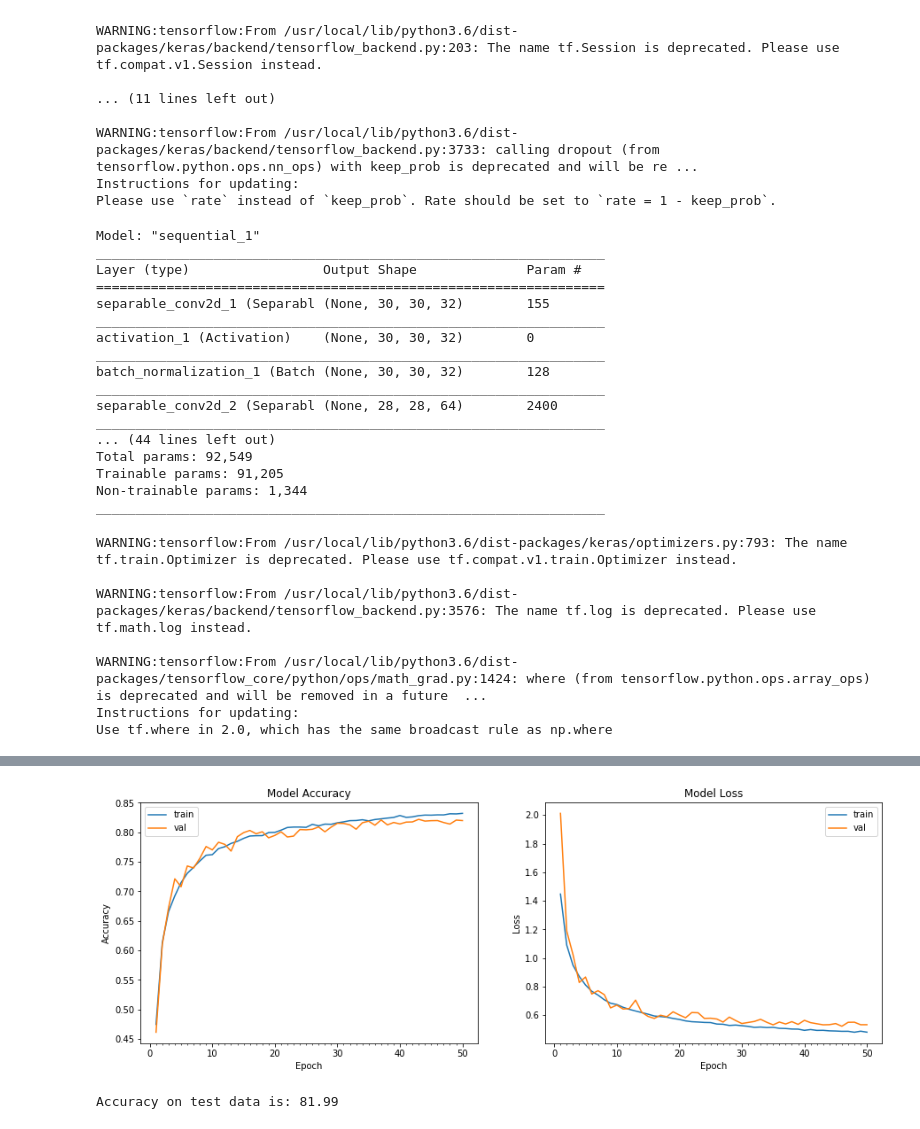
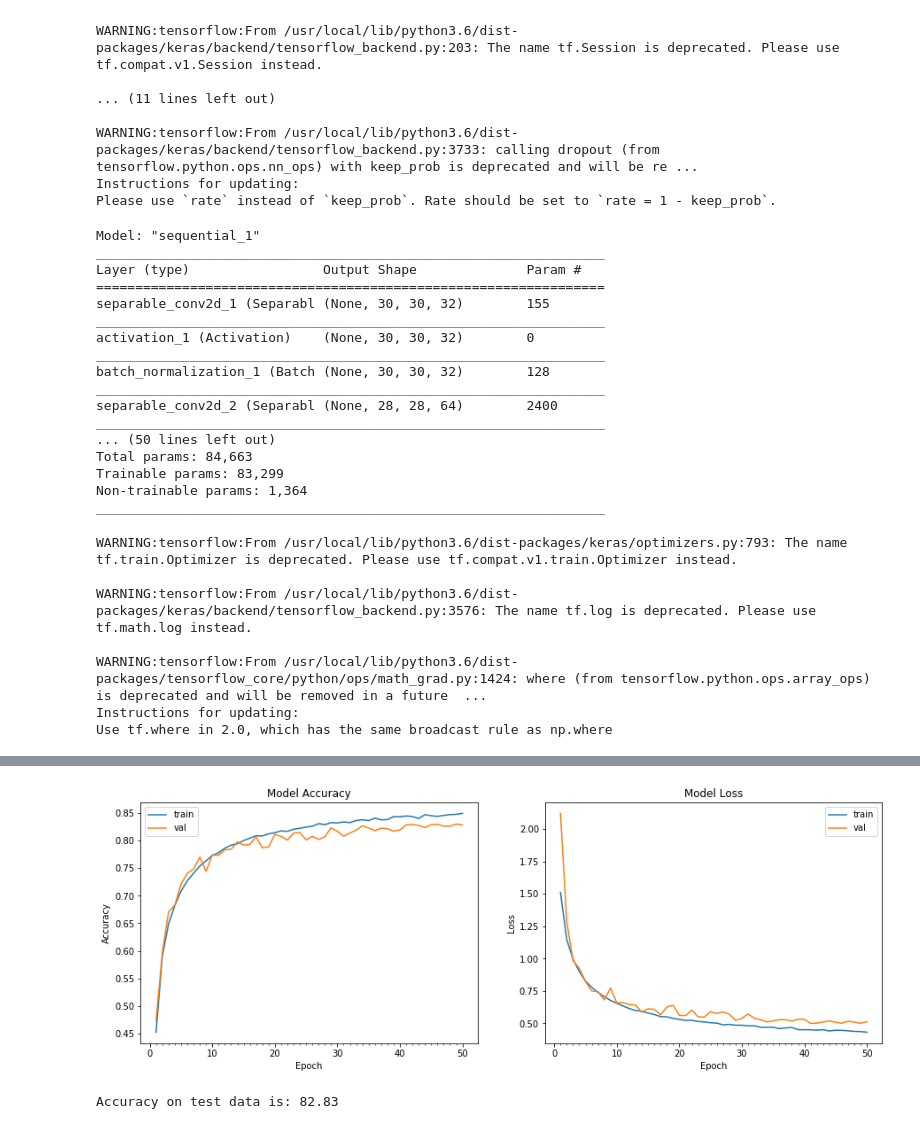
Before and after one commit to ankush2805/EIP, a Jupyter notebook: Week3Assignment.ipynb, the cells around one changed output, grey strips where cells are left out. Cells and saved outputs as stored; diff of their text form; code cells hidden in the pictures.

```diff
--- a/Week3Assignment.ipynb
+++ b/Week3Assignment.ipynb
@@ -114,9 +114,11 @@ model.add(Dropout(0.3))
 model.add(SeparableConv2D(64, (1), kernel_regularizer=regularizers.l2(weight_decay))) #18X18
 model.add(Activation('relu'))
 
-model.add(Flatten())
-#model.add(SeparableConv2D(10,1,activation='softmax'))
-model.add(Dense(num_classes, activation='softmax'))
+model.add(SeparableConv2D(10, 1))
+model.add(BatchNormalization())
+model.add(Convolution2D(10, 4))
+model.add(GlobalMaxPooling2D())
+model.add(Activation('softmax'))
 # %% [output]
 WARNING:tensorflow:From /usr/local/lib/python3.6/dist-packages/keras/backend/tensorflow_backend.py:66: The name tf.get_default_graph is deprecated. Please use tf.compat.v1.get_default_graph instead.
 
@@ -150,29 +152,39 @@ batch_normalization_1 (Batch (None, 30, 30, 32)        128
 _________________________________________________________________
 separable_conv2d_2 (Separabl (None, 28, 28, 64)        2400
 _________________________________________________________________
-... (44 lines left out)
-Total params: 92,549
-Trainable params: 91,205
-Non-trainable params: 1,344
+... (50 lines left out)
+Total params: 84,663
+Trainable params: 83,299
+Non-trainable params: 1,364
 _________________________________________________________________
 # %%
 from keras.preprocessing.image import ImageDataGenerator
 from keras.callbacks import LearningRateScheduler
+from keras.optimizers import SGD
+def scheduler(epoch, lr):
+  return round(0.005 * 1/(1 + 0.319 * epoch), 10)
 
-def scheduler(epoch, lr):
-  return round(0.003 * 1/(1 + 0.319 * epoch), 10)
+sgd = SGD(lr=0.01, decay=1e-6, momentum=0.9, nesterov=True)
 
 model.compile(loss='categorical_crossentropy',
-             optimizer=Adam(lr=0.003),
+             optimizer=Adam(lr=0.001),
              metrics=['accuracy'])
 
 datagen = ImageDataGenerator(
-    rotation_range=15,
-    width_shift_range=0.1,
-    height_shift_range=0.1,
-    horizontal_flip=True,
-    )
+        zca_epsilon=1e-06,  # epsilon for ZCA whitening
+        rotation_range=0,  # randomly rotate images in the range (degrees, 0 to 180)
+        # randomly shift images horizontally (fraction of total width)
+        width_shift_range=0.1,
+        # randomly shift images vertically (fraction of total height)
+        height_shift_range=0.1,
+        shear_range=0.,  # set range for random shear
+        zoom_range=0.,  # set range for random zoom
+        channel_shift_range=0.,
+        fill_mode='nearest',
+        cval=0.,  # value used for fill_mode = "constant"
+        horizontal_flip=True)
 datagen.fit(train_features)
+
 # train the model
 start = time.time()
 # Train the model
@@ -180,7 +192,7 @@ model_info = model.fit_generator(datagen.flow(train_features, train_labels, batc
                                  samples_per_epoch = train_features.shape[0], nb_epoch = 50,
                                  validation_data = (test_features, test_labels), verbose=1,callbacks=[LearningRateScheduler(scheduler, verbose=1)] )
 end = time.time()
-print ("Model took %0.2f seconds to train"%(end - start))
+print ("Model2 took %0.2f seconds to train"%(end - start))
 # plot model history
 plot_model_history(model_info)
 # compute test accuracy
@@ -213,2 +225,2 @@ Model took 2247.87 seconds to train
-[figure, old version]
+[figure, new version]
-Accuracy on test data is: 81.99
+Accuracy on test data is: 82.83
```
Also changed, not shown: parts of 1 cell of this notebook.
